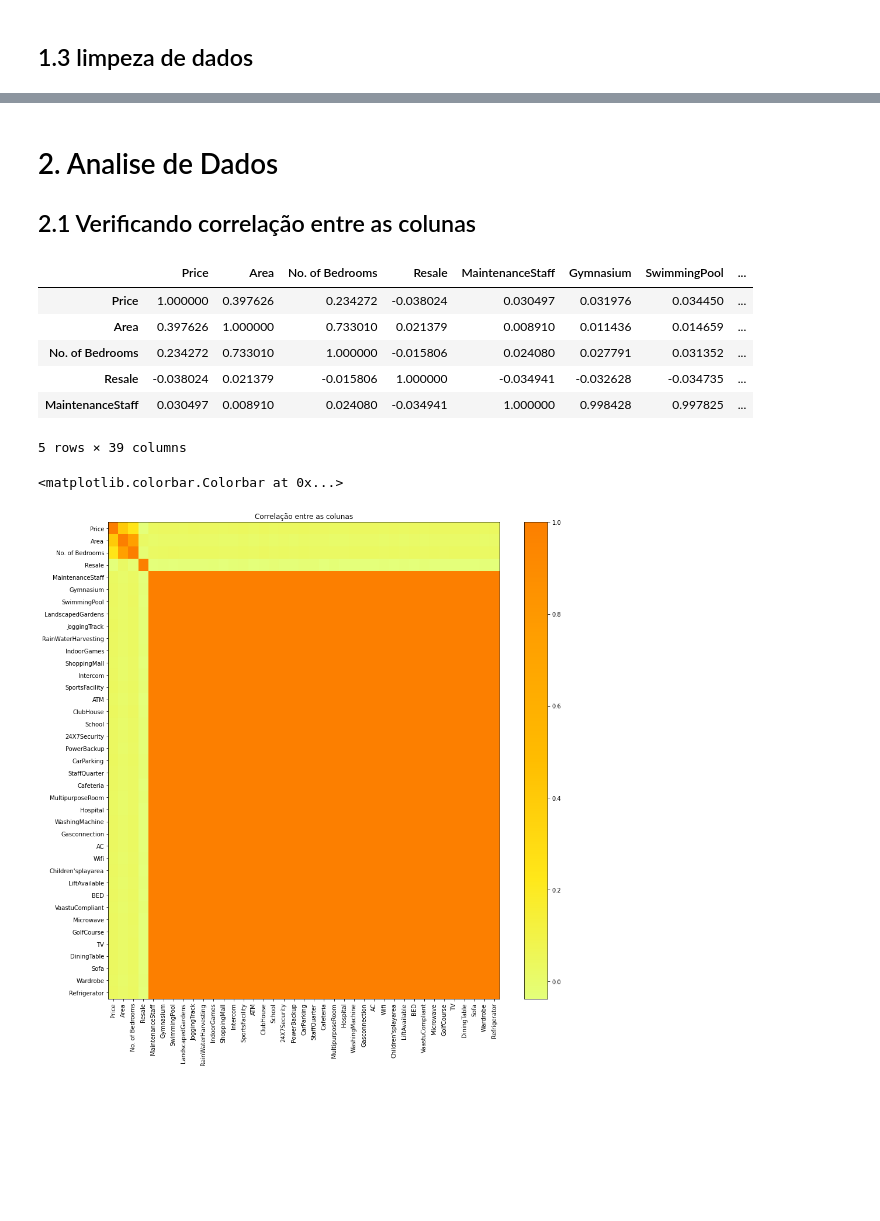
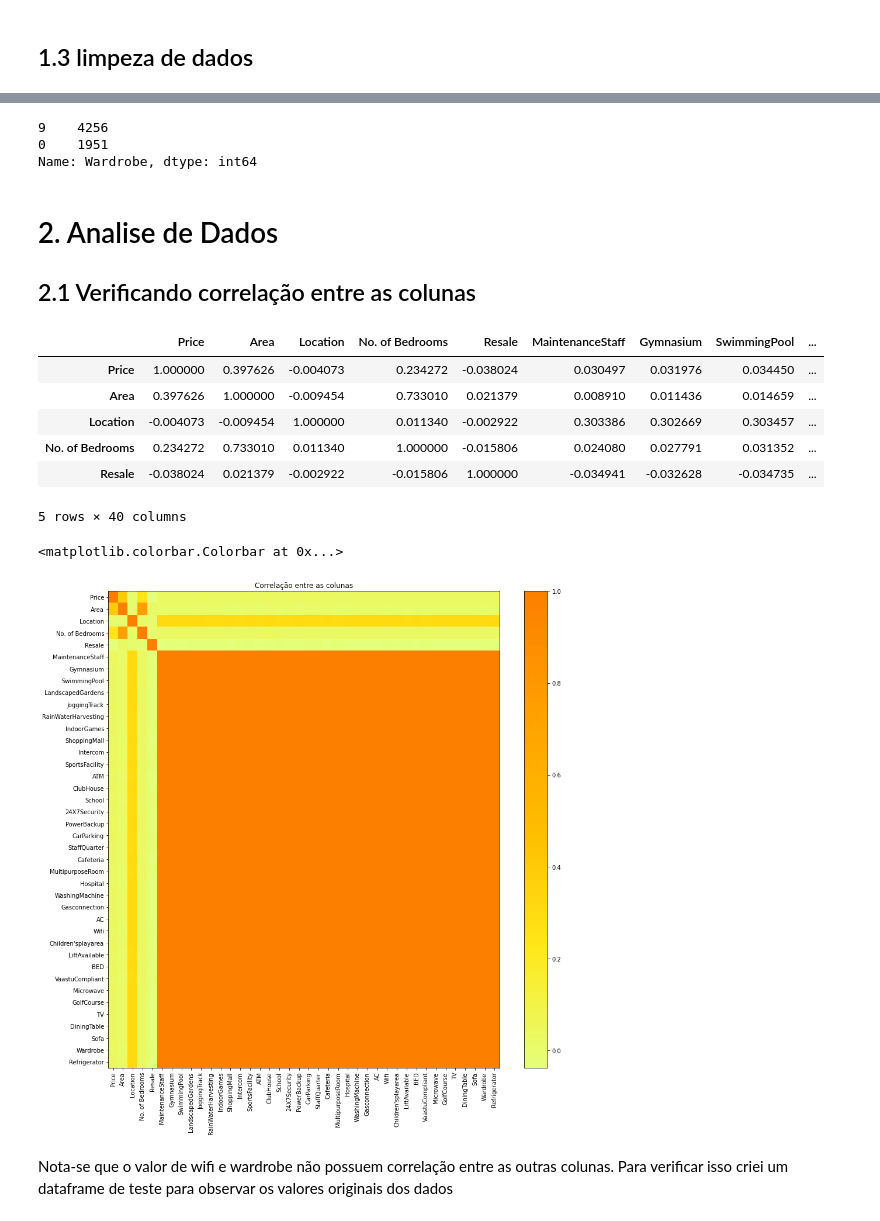
Before and after one commit to JonasFOliveira/Portifolio, a Jupyter notebook: housing_prices.ipynb, the cells around one changed output, grey strips where cells are left out. Saved outputs shown, nothing was run; the diff lists cells and outputs as text; code cells hidden in the pictures; blank space fills up the shorter version.

Commit message:
Treinando o modelo de regressao linear multipla e iniciando testes

```diff
--- a/housing_prices.ipynb
+++ b/housing_prices.ipynb
@@ -151,12 +152,3 @@ temp_continous['SwimmingPool'].value_counts()
 Name: SwimmingPool, dtype: int64
 # %% [markdown]
 ## 1.3 limpeza de dados
-# %%
-bangalore_df.isnull().sum().sum()
-#Não possuimos dados nulos, mas como mostrado anteriormente os valores 9 representam dados nulos
-#Para resolver isso, vamos substituir os valores 9 por 0, pois mais a frente vamos utilizar o algoritmo de regressão linear
-#E o algoritmo necessariamente precisa de valores precisos. Mesmo o 9 sendo um valor não nulo ele representa um valor nulo
-
-bangalore_df = bangalore_df.apply(lambda x: x.replace(9, 0), axis=1)
-bangalore_df['SwimmingPool'].value_counts()
-#Não há mais o valor 9 no dataset
@@ -166,0 +183,5 @@ Name: SwimmingPool, dtype: int64
+# %%
+#Agora com o dicionario em mão iremos substituir na tabela principal por seus respectivos valores
+
+bangalore_df['Location'] = bangalore_df['Location'].map(dicionario)
+bangalore_df.head()
@@ -167,3 +196,9 @@ Name: SwimmingPool, dtype: int64
+# %%
+bangalore_df['Wardrobe'].value_counts()
+# %% [output]
+9    4256
+0    1951
+Name: Wardrobe, dtype: int64
 # %% [markdown]
 # 2. Analise de Dados
 ## 2.1 Verificando correlação entre as colunas
@@ -175,25 +210,27 @@ Name: SwimmingPool, dtype: int64
 #O valor -1 significa que as colunas são inversamente proporcionais
 #O valor 0 significa que as colunas não possuem correlação
 
-corr = temp_continous.corr() #matriz de correlação com os dados continuos
+corr = bangalore_df.corr() #matriz de correlação com os dados continuos
 corr.head()
 # %% [output]
-|  | Price | Area | No. of Bedrooms | Resale | MaintenanceStaff | Gymnasium | SwimmingPool | ... |
-| Price | 1.000000 | 0.397626 | 0.234272 | -0.038024 | 0.030497 | 0.031976 | 0.034450 | ... |
-| Area | 0.397626 | 1.000000 | 0.733010 | 0.021379 | 0.008910 | 0.011436 | 0.014659 | ... |
-| No. of Bedrooms | 0.234272 | 0.733010 | 1.000000 | -0.015806 | 0.024080 | 0.027791 | 0.031352 | ... |
-| Resale | -0.038024 | 0.021379 | -0.015806 | 1.000000 | -0.034941 | -0.032628 | -0.034735 | ... |
-| MaintenanceStaff | 0.030497 | 0.008910 | 0.024080 | -0.034941 | 1.000000 | 0.998428 | 0.997825 | ... |
+|  | Price | Area | Location | No. of Bedrooms | Resale | MaintenanceStaff | Gymnasium | SwimmingPool | ... |
+| Price | 1.000000 | 0.397626 | -0.004073 | 0.234272 | -0.038024 | 0.030497 | 0.031976 | 0.034450 | ... |
+| Area | 0.397626 | 1.000000 | -0.009454 | 0.733010 | 0.021379 | 0.008910 | 0.011436 | 0.014659 | ... |
+| Location | -0.004073 | -0.009454 | 1.000000 | 0.011340 | -0.002922 | 0.303386 | 0.302669 | 0.303457 | ... |
+| No. of Bedrooms | 0.234272 | 0.733010 | 0.011340 | 1.000000 | -0.015806 | 0.024080 | 0.027791 | 0.031352 | ... |
+| Resale | -0.038024 | 0.021379 | -0.002922 | -0.015806 | 1.000000 | -0.034941 | -0.032628 | -0.034735 | ... |
-5 rows × 39 columns
+5 rows × 40 columns
 # %%
 #Com a tabela de correlação podemos observar como os dados se comportam entre si
 #Vamos plotar um heatmap para melhor visualização
 fig, ax = plt.subplots(figsize=(15,15))
-plt.xticks(ticks=np.arange(len(temp_continous.columns)), labels = temp_continous.columns, rotation=90) #Criando os ticks para o eixo x
-plt.yticks(ticks=np.arange(len(temp_continous.columns)), labels = temp_continous.columns) #Criando os ticks para o eixo y
+plt.xticks(ticks=np.arange(len(corr.columns)), labels = corr.columns, rotation=90) #Criando os ticks para o eixo x
+plt.yticks(ticks=np.arange(len(corr.columns)), labels = corr.columns) #Criando os ticks para o eixo y
 plt.imshow(corr, cmap='Wistia', interpolation='nearest', aspect='auto') #Plotando o heatmap com a matriz de correlação
 plt.title('Correlação entre as colunas') #Adicionando um título
 plt.colorbar() #Adicionando a barra de cores
 # %% [output]
 <matplotlib.colorbar.Colorbar at 0x...>
-[figure, old version]
+[figure, new version]
+# %% [markdown]
+Nota-se que o valor de wifi e wardrobe não possuem correlação entre as outras colunas. Para verificar isso criei um dataframe de teste para observar os valores originais dos dados
```
Also changed, not shown: parts of 24 cells of this notebook.
